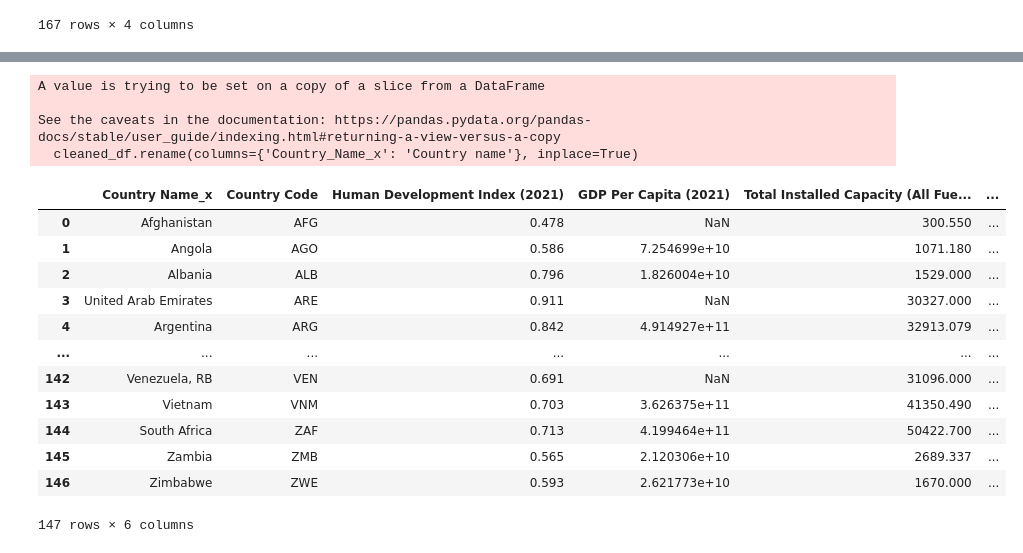
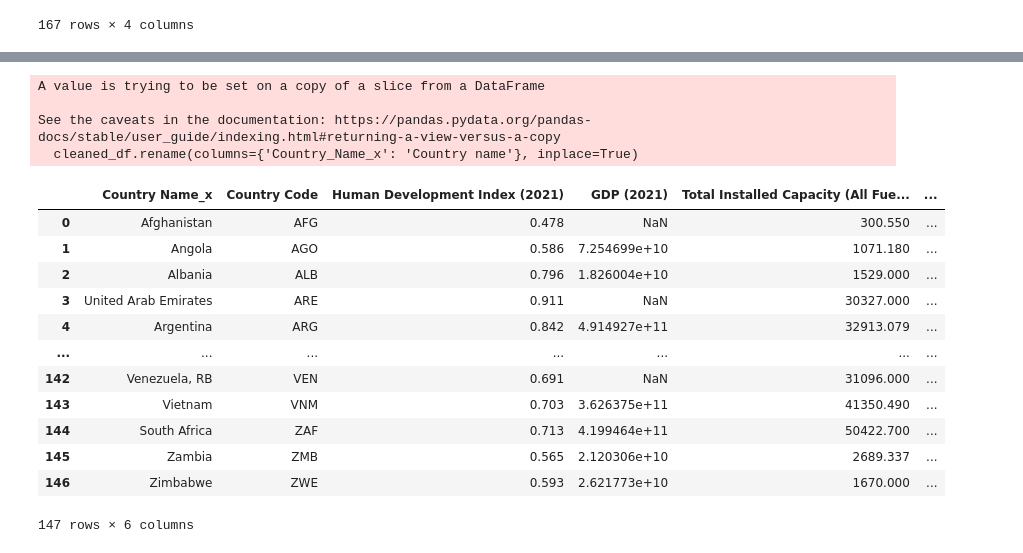
Before and after one commit to snavarroroby/Project-1-g3, a Jupyter notebook: Regression_analysis.ipynb, the cells around one changed output, grey strips where cells are left out. Drawn from its saved outputs; the diff is of its cells as text; code cells hidden in the pictures.

```diff
--- a/Regression_analysis.ipynb
+++ b/Regression_analysis.ipynb
@@ -58,8 +57,9 @@ gdp_hdi_data
 | 194 | Zimbabwe | ZWE | GDP (current US$) | NY.GDP.MKTP.CD | 1.052990e+09 | 1.096647e+09 | 1.117602e+09 | 1.159512e+09 | ... |
 195 rows × 947 columns
 # %%
+#Clean merged dataframe containing GDP and HDI data and rename columns
 hdi_gdp_reduced = gdp_hdi_data[["Country Name","Country Code", "Human Development Index (2021)","2021"]]
-hdi_gdp_reduced.rename(columns={'2021': 'GDP Per Capita (2021)'}, inplace=True)
+hdi_gdp_reduced.rename(columns={'2021': 'GDP (2021)'}, inplace=True)
 
 hdi_gdp_reduced
 # %% [output]
@@ -154,19 +154,19 @@ full_merge_df
 # %%
 #Drop unneeded columns and clean dataframe
 
 # del full_merge_df['Country Name']
 # #del full_merge_df['Unnamed: 0']
 # full_merge_df
 
-cleaned_df = full_merge_df[['Country Name_x', 'Country Code', 'Human Development Index (2021)', 'GDP Per Capita (2021)', 'Total Installed Capacity (All Fuel Types)', 'Total Installed Capacity (Low-Carbon Fuel Types)']]
+cleaned_df = full_merge_df[['Country Name_x', 'Country Code', 'Human Development Index (2021)', 'GDP (2021)', 'Total Installed Capacity (All Fuel Types)', 'Total Installed Capacity (Low-Carbon Fuel Types)']]
 cleaned_df.rename(columns={'Country_Name_x': 'Country name'}, inplace=True)
 cleaned_df
 # %% [output]
 A value is trying to be set on a copy of a slice from a DataFrame
 
 See the caveats in the documentation: https://pandas.pydata.org/pandas-docs/stable/user_guide/indexing.html#returning-a-view-versus-a-copy
   cleaned_df.rename(columns={'Country_Name_x': 'Country name'}, inplace=True)
-|  | Country Name_x | Country Code | Human Development Index (2021) | GDP Per Capita (2021) | Total Installed Capacity (All Fue... | ... |
+|  | Country Name_x | Country Code | Human Development Index (2021) | GDP (2021) | Total Installed Capacity (All Fue... | ... |
 | 0 | Afghanistan | AFG | 0.478 | NaN | 300.550 | ... |
 | 1 | Angola | AGO | 0.586 | 7.254699e+10 | 1071.180 | ... |
 | 2 | Albania | ALB | 0.796 | 1.826004e+10 | 1529.000 | ... |
```
Also changed, not shown: parts of 13 cells of this notebook, 6 other files.
